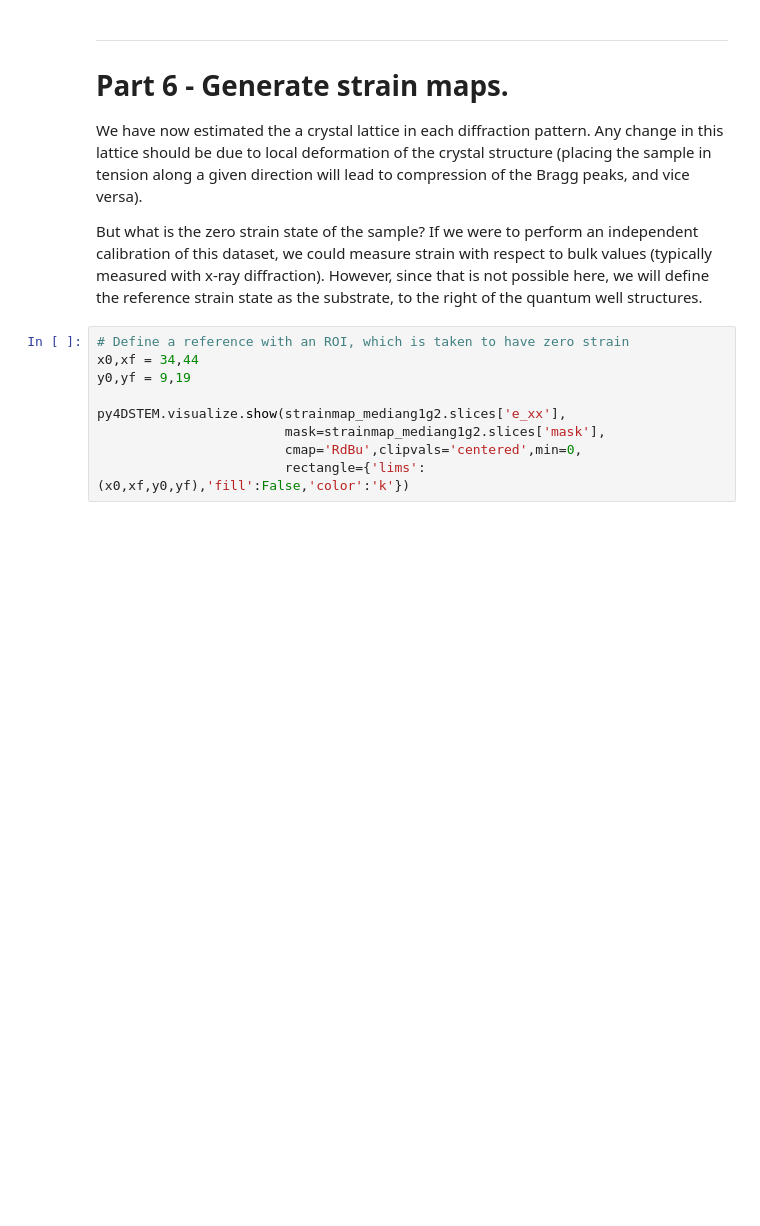
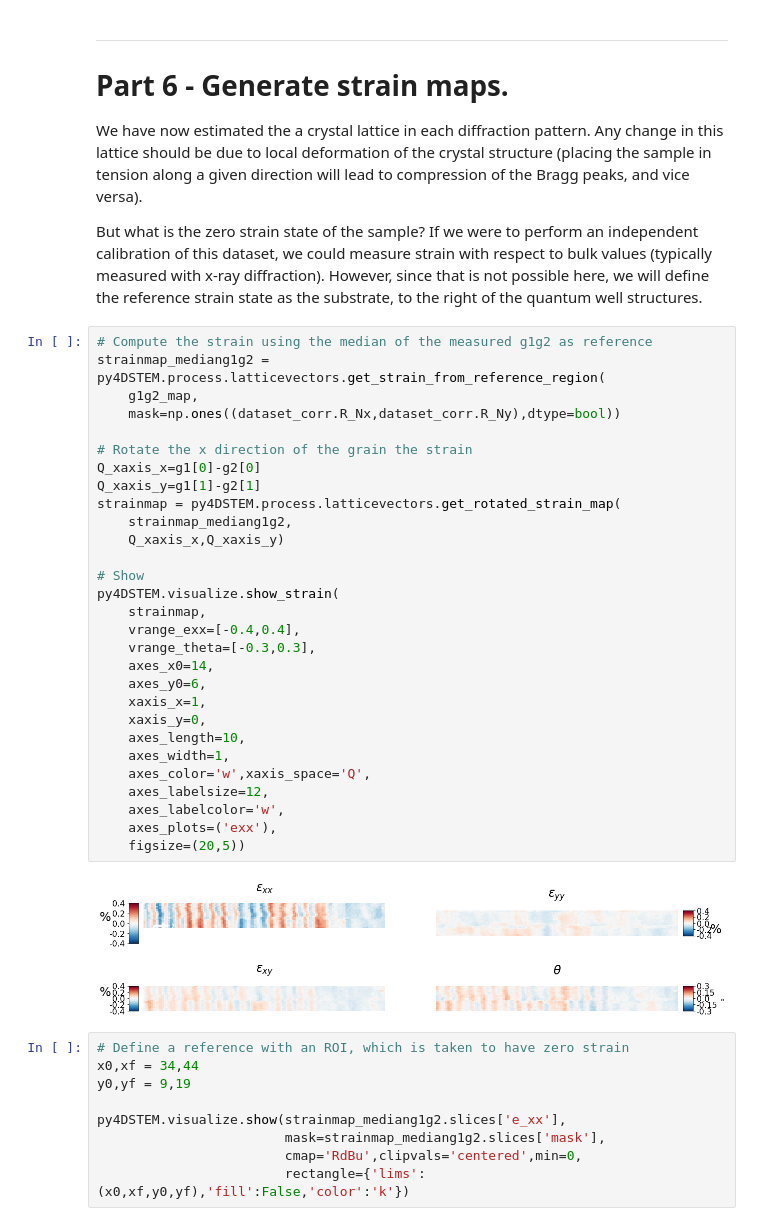
Before and after one commit to py4dstem/py4DSTEM_tutorials, a Jupyter notebook: strain_crystalline/strain_simple_quantum_well.ipynb, the cells around one changed output. Cells and saved outputs as stored; diff of their text form; blank space fills up the shorter version.

```diff
--- a/strain_crystalline/strain_simple_quantum_well.ipynb
+++ b/strain_crystalline/strain_simple_quantum_well.ipynb
@@ -497,6 +497,37 @@ g1g2_map = py4DSTEM.process.latticevectors.fit_lattice_vectors_all_DPs(
 We have now estimated the a crystal lattice in each diffraction pattern. Any change in this lattice should be due to local deformation of the crystal structure (placing the sample in tension along a given direction will lead to compression of the Bragg peaks, and vice versa).
 
 But what is the zero strain state of the sample? If we were to perform an independent calibration of this dataset, we could measure strain with respect to bulk values (typically measured with x-ray diffraction). However, since that is not possible here, we will define the reference strain state as the substrate, to the right of the quantum well structures.
+# %%
+# Compute the strain using the median of the measured g1g2 as reference
+strainmap_mediang1g2 = py4DSTEM.process.latticevectors.get_strain_from_reference_region(
+    g1g2_map,
+    mask=np.ones((dataset_corr.R_Nx,dataset_corr.R_Ny),dtype=bool))
+
+# Rotate the x direction of the grain the strain
+Q_xaxis_x=g1[0]-g2[0]
+Q_xaxis_y=g1[1]-g2[1]
+strainmap = py4DSTEM.process.latticevectors.get_rotated_strain_map(
+    strainmap_mediang1g2,
+    Q_xaxis_x,Q_xaxis_y)
+
+# Show
+py4DSTEM.visualize.show_strain(
+    strainmap,
+    vrange_exx=[-0.4,0.4],
+    vrange_theta=[-0.3,0.3],
+    axes_x0=14,
+    axes_y0=6,
+    xaxis_x=1,
+    xaxis_y=0,
+    axes_length=10,
+    axes_width=1,
+    axes_color='w',xaxis_space='Q',
+    axes_labelsize=12,
+    axes_labelcolor='w',
+    axes_plots=('exx'),
+    figsize=(20,5))
+# %% [output]
+[figure, added]
 # %%
 # Define a reference with an ROI, which is taken to have zero strain
 x0,xf = 34,44
```
Also changed, not shown: parts of 3 cells of this notebook.
